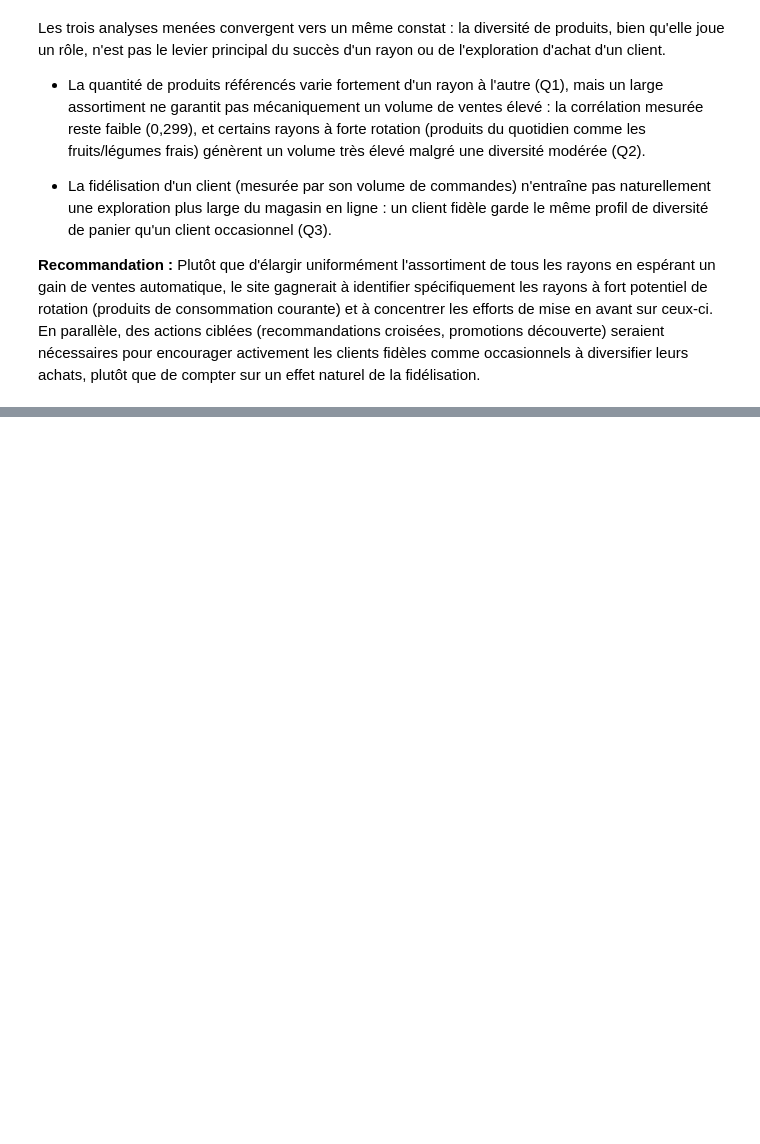
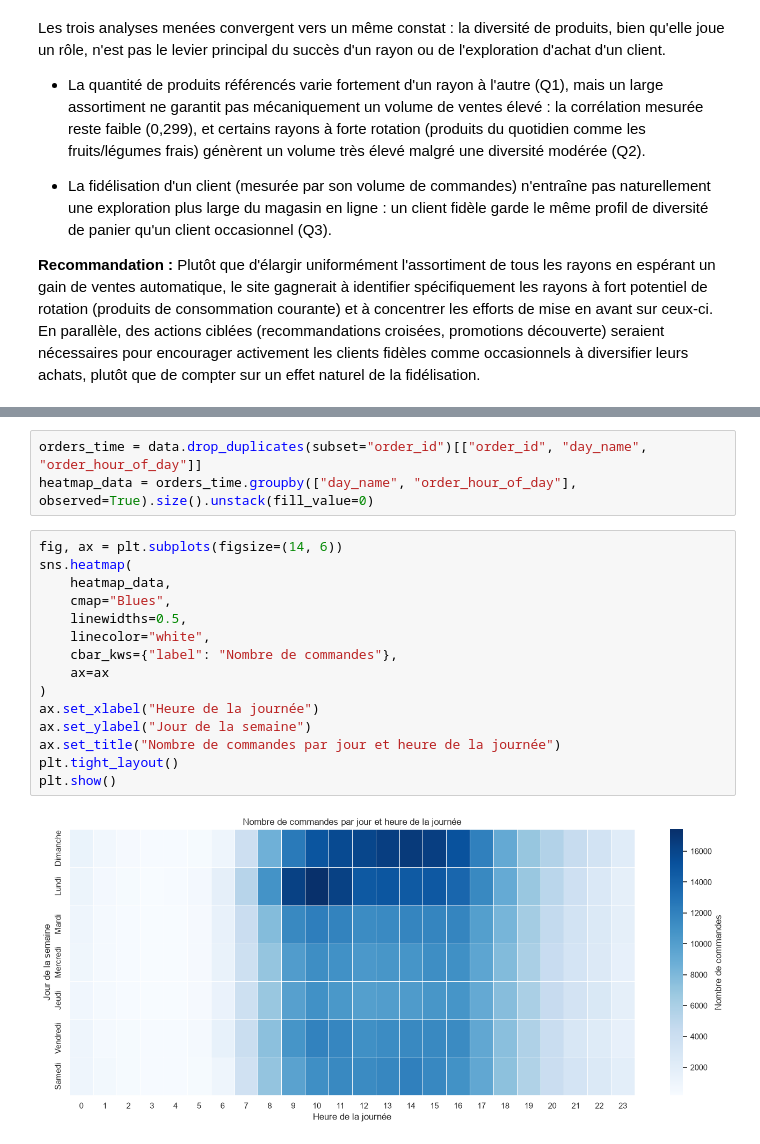
Before and after one commit to aurore204/Grocery-EDA-Reorder-Prediction, a Jupyter notebook: grocery_eda.ipynb, the cells around one changed output, grey strips where cells are left out. Saved outputs shown, nothing was run; the diff lists cells and outputs as text; blank space fills up the shorter version.

```diff
--- a/grocery_eda.ipynb
+++ b/grocery_eda.ipynb
@@ -406,0 +424,20 @@ Plutôt que d'élargir uniformément l'assortiment de tous les rayons en espéra
+# %%
+orders_time = data.drop_duplicates(subset="order_id")[["order_id", "day_name", "order_hour_of_day"]]
+heatmap_data = orders_time.groupby(["day_name", "order_hour_of_day"], observed=True).size().unstack(fill_value=0)
+# %%
+fig, ax = plt.subplots(figsize=(14, 6))
+sns.heatmap(
+    heatmap_data,
+    cmap="Blues",
+    linewidths=0.5,
+    linecolor="white",
+    cbar_kws={"label": "Nombre de commandes"},
+    ax=ax
+)
+ax.set_xlabel("Heure de la journée")
+ax.set_ylabel("Jour de la semaine")
+ax.set_title("Nombre de commandes par jour et heure de la journée")
+plt.tight_layout()
+plt.show()
+# %% [output]
+[figure, added]
```
Also changed, not shown: parts of 8 cells of this notebook.
